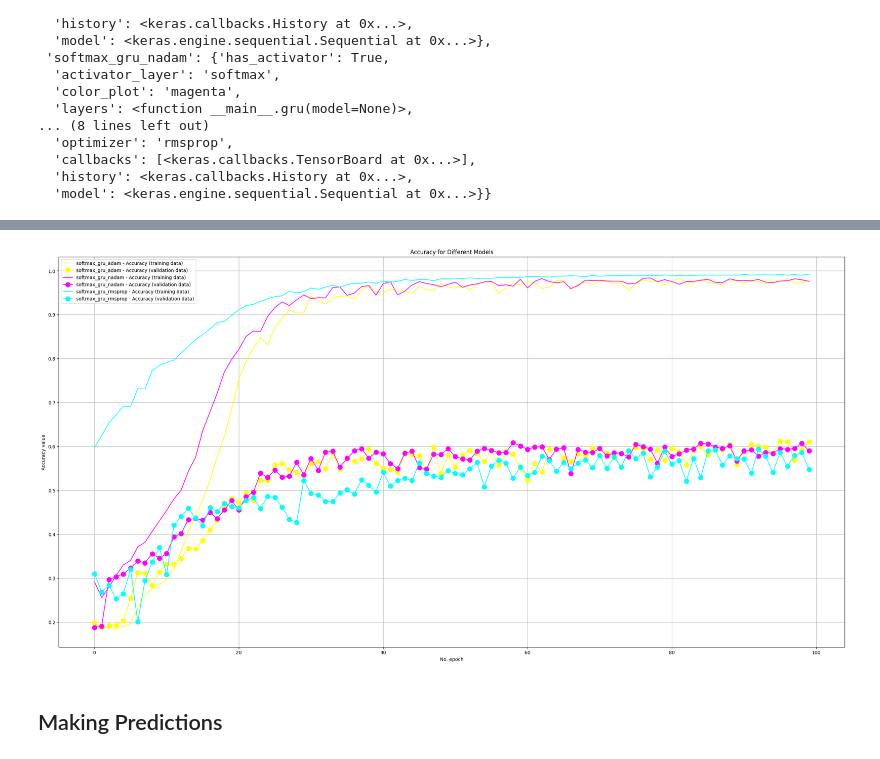
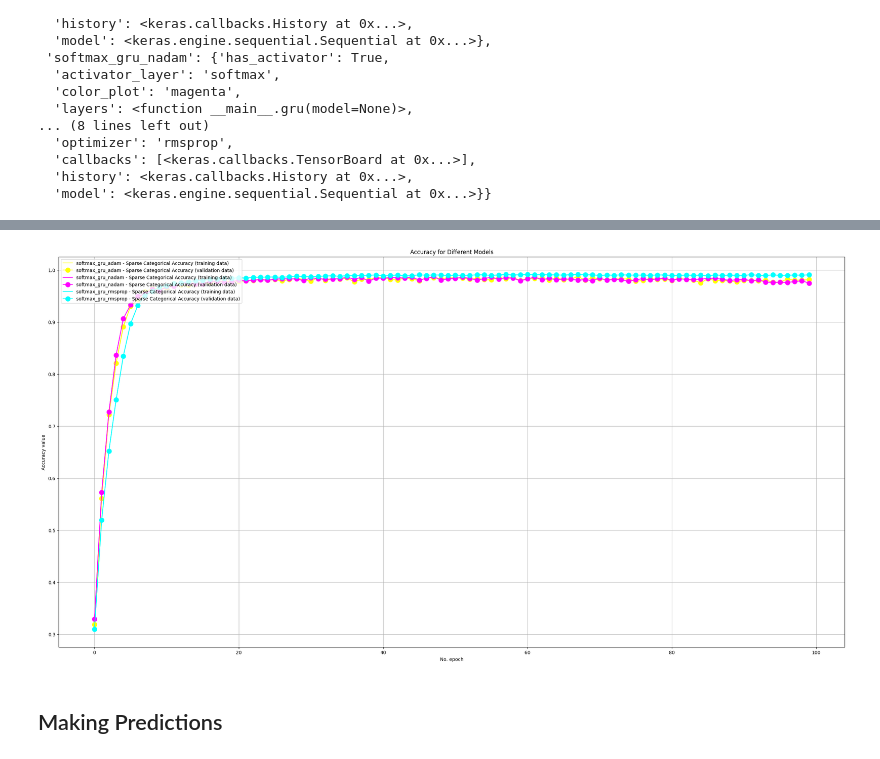
Before and after one commit to arturossouza/unisinos-stress-detection, a Jupyter notebook: stress_detection.ipynb, the cells around one changed output, grey strips where cells are left out. Drawn from its saved outputs; the diff is of its cells as text; code cells hidden in the pictures.

Commit message:
adjusting optimization metrics

```diff
--- a/stress_detection.ipynb
+++ b/stress_detection.ipynb
@@ -658,8 +692,10 @@ weights
 # %%
 with open("processed_data/trainning_data.pickle", "wb") as f:
     pickle.dump({
-        "features": features_tensor,
-        "targets": targets_tensor,
+        "features_tensor": features_tensor,
+        "targets_tensor": targets_tensor,
+        "features": features,
+        "targets": targets,
         "weights": weights
     }, f)
 # %%
@@ -685,7 +721,7 @@ def gru(model = None):
     model.add(GaussianNoise(0.5))
     model.add(Dropout(0.3))
     model.add(Flatten())
-    model.add(Dense(6, activity_regularizer = L1(0.0001)))
+    model.add(Dense(6, activity_regularizer = L2(0.000001), bias_constraint = max_norm(3)))
 # %%
 # duas lstm uma dropout e uma dense
 # testar uma GRU (trocar todas as LSTM por elas)
@@ -704,7 +740,7 @@ def create_model(has_activator, last_activation_layer, hidden_layer_type, optimi
     model.compile(
         loss = "sparse_categorical_crossentropy",
         optimizer = optimizer, #nadam or rmstrop
-        metrics = ["accuracy"]
+        metrics = ["sparse_categorical_accuracy"]
     )
 
     return model
@@ -820,9 +856,9 @@ for model_name in models_to_test:
 
     model = create_model(has_activator, activation_layer, hidden_layer, optimizer)
     history = model.fit(
-        x=features_tensor,
-        y=targets_tensor,
-        validation_split=0.4,
+        x=x_train_tensor,
+        y=y_train_tensor,
+        validation_data=(x_test_tensor, y_test_tensor),
         epochs=100,
         shuffle=False,
         class_weight=weights,
@@ -1001,21 +1037,21 @@ plt.show()
 # %%
 plt.rcdefaults()
 plt.figure(figsize=(30,15))
 
 for model_name in models_to_test:
     color_plot = models_to_test[model_name]["color_plot"]
     history = models_to_test[model_name]["history"]
-    plt.plot(history.history['accuracy'], label=f'{model_name} - Accuracy (training data)', color=color_plot)
-    plt.plot(history.history['val_accuracy'], label=f'{model_name} - Accuracy (validation data)', color=color_plot, marker=".", markersize=20)
+    plt.plot(history.history['sparse_categorical_accuracy'], label=f'{model_name} - Sparse Categorical Accuracy (training data)', color=color_plot)
+    plt.plot(history.history['sparse_categorical_accuracy'], label=f'{model_name} - Sparse Categorical Accuracy (validation data)', color=color_plot, marker=".", markersize=20)
 
 plt.title('Accuracy for Different Models')
 plt.ylabel('Accuracy value')
 plt.xlabel('No. epoch')
 plt.legend(loc="upper left")
 plt.grid(True)
 plt.show()
 # %% [output]
-[figure, old version]
+[figure, new version]
 # %%
 # lstm_model.evaluate(
 #     x=features_tensor,
```
Also changed, not shown: parts of 17 cells of this notebook, 42 other files.
